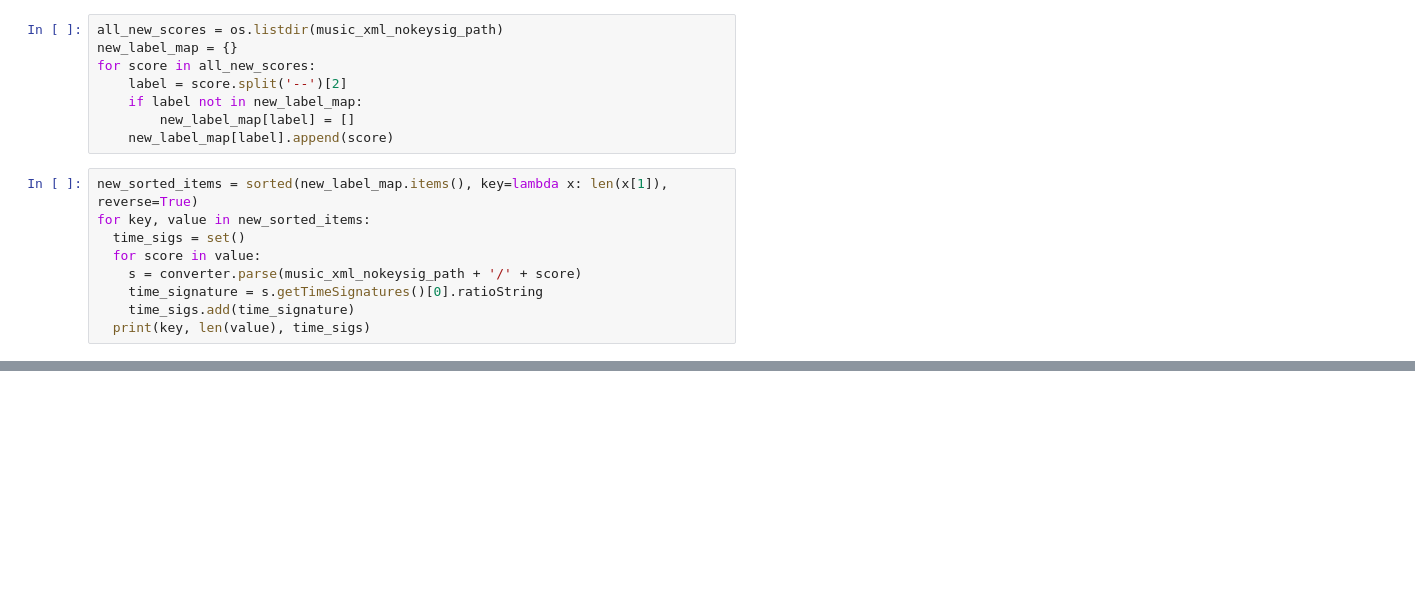
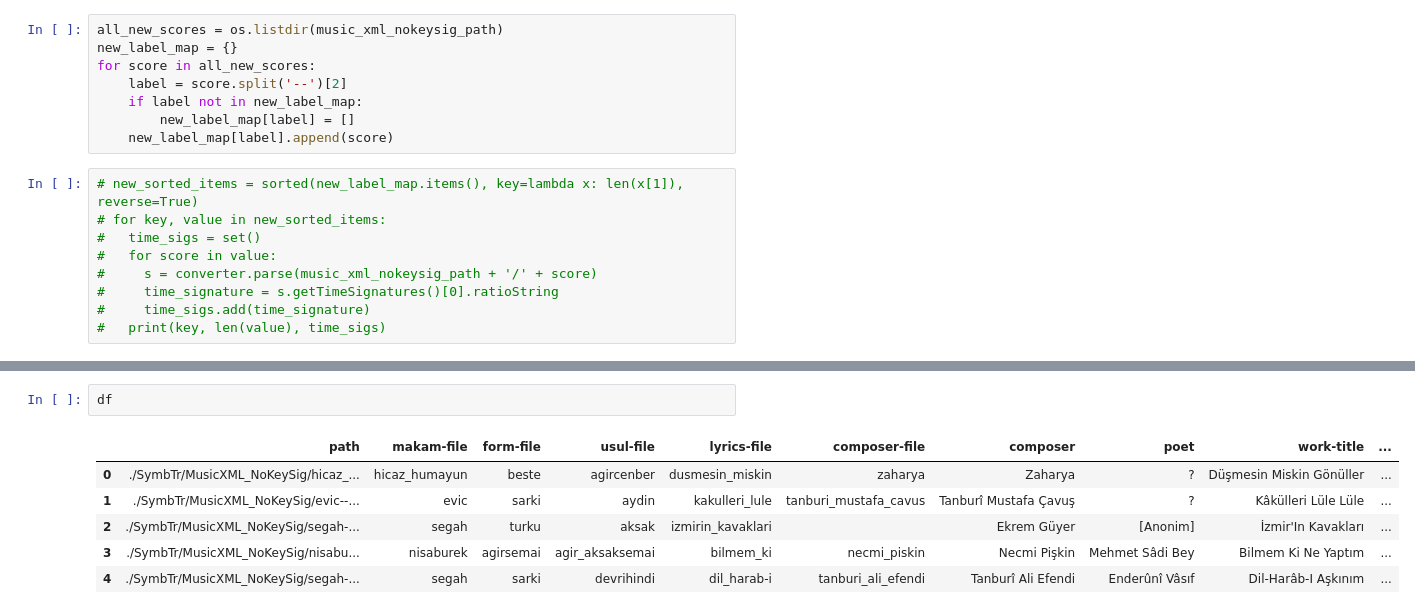
Before and after one commit to alexvilanovab/makam-amplab, a Jupyter notebook: test.ipynb, the cells around one changed output, grey strips where cells are left out. Drawn from its saved outputs; the diff is of its cells as text; blank space fills up the shorter version.

```diff
--- a/test.ipynb
+++ b/test.ipynb
@@ -92,11 +90,11 @@ for score in all_new_scores:
         new_label_map[label] = []
     new_label_map[label].append(score)
 # %%
-new_sorted_items = sorted(new_label_map.items(), key=lambda x: len(x[1]), reverse=True)
-for key, value in new_sorted_items:
-  time_sigs = set()
-  for score in value:
-    s = converter.parse(music_xml_nokeysig_path + '/' + score)
-    time_signature = s.getTimeSignatures()[0].ratioString
-    time_sigs.add(time_signature)
-  print(key, len(value), time_sigs)
+# new_sorted_items = sorted(new_label_map.items(), key=lambda x: len(x[1]), reverse=True)
+# for key, value in new_sorted_items:
+#   time_sigs = set()
+#   for score in value:
+#     s = converter.parse(music_xml_nokeysig_path + '/' + score)
+#     time_signature = s.getTimeSignatures()[0].ratioString
+#     time_sigs.add(time_signature)
+#   print(key, len(value), time_sigs)
@@ -120,0 +164,9 @@ murekkepnimsofyan 1 {'12/16'}
+# %%
+df
+# %% [output]
+|  | path | makam-file | form-file | usul-file | lyrics-file | composer-file | composer | poet | work-title | ... |
+| 0 | ./SymbTr/MusicXML_NoKeySig/hicaz_... | hicaz_humayun | beste | agircenber | dusmesin_miskin | zaharya | Zaharya | ? | Düşmesin Miskin Gönüller | ... |
+| 1 | ./SymbTr/MusicXML_NoKeySig/evic--... | evic | sarki | aydin | kakulleri_lule | tanburi_mustafa_cavus | Tanburî Mustafa Çavuş | ? | Kâkülleri Lüle Lüle | ... |
+| 2 | ./SymbTr/MusicXML_NoKeySig/segah-... | segah | turku | aksak | izmirin_kavaklari |  | Ekrem Güyer | [Anonim] | İzmir'In Kavakları | ... |
+| 3 | ./SymbTr/MusicXML_NoKeySig/nisabu... | nisaburek | agirsemai | agir_aksaksemai | bilmem_ki | necmi_piskin | Necmi Pişkin | Mehmet Sâdi Bey | Bilmem Ki Ne Yaptım | ... |
+| 4 | ./SymbTr/MusicXML_NoKeySig/segah-... | segah | sarki | devrihindi | dil_harab-i | tanburi_ali_efendi | Tanburî Ali Efendi | Enderûnî Vâsıf | Dil-Harâb-I Aşkınım | ... |
```
Also changed, not shown: parts of 5 cells of this notebook, 1 other file.
